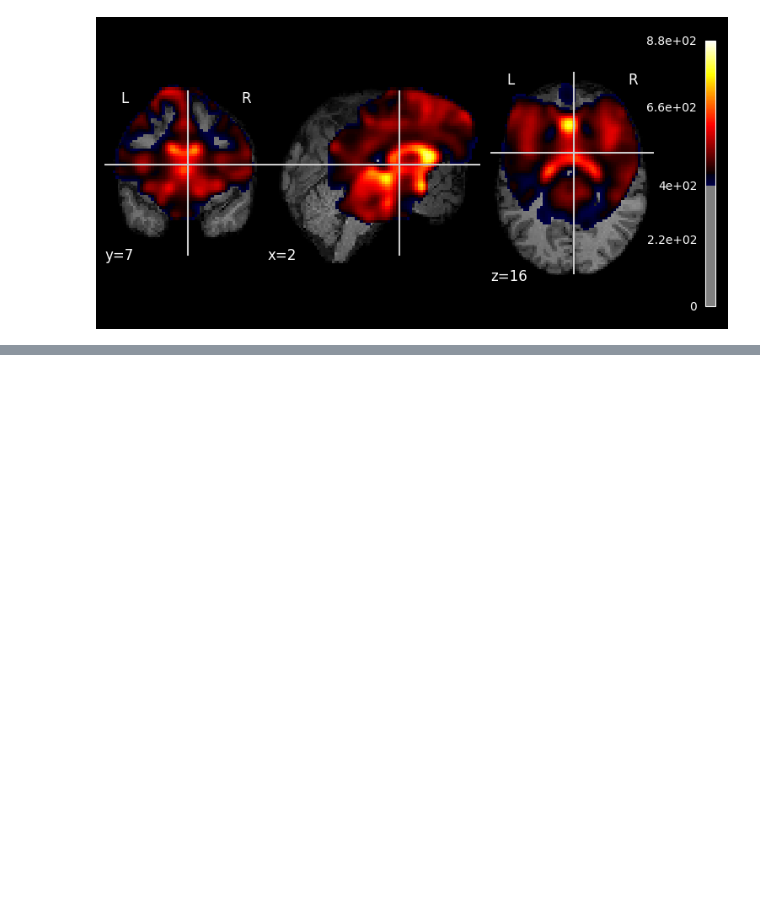
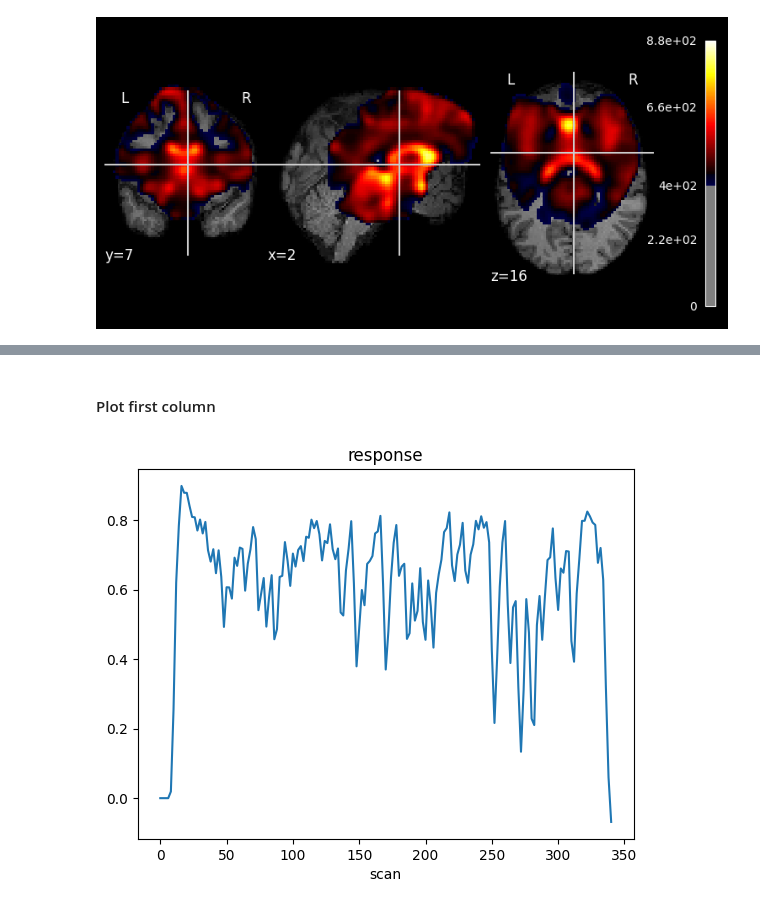
Before and after one commit to jancayan/Single-Subject-Working-Memory-Analysis, a Jupyter notebook: Nov6_notebooks/jennifer_visualization.ipynb, the cells around one changed output, grey strips where cells are left out. Saved outputs shown, nothing was run; the diff lists cells and outputs as text; code cells hidden in the pictures; blank space fills up the shorter version.

```diff
--- a/Nov6_notebooks/jennifer_visualization.ipynb
+++ b/Nov6_notebooks/jennifer_visualization.ipynb
@@ -144,0 +121,12 @@ contrasts = {
+# %% [markdown]
+#### Plot first column
+# %%
+import matplotlib.pyplot as plt
+
+plt.plot(design_matrix["dummy"])
+plt.xlabel("scan")
+plt.title("response")
+
+show()
+# %% [output]
+[figure, added]
```
Also changed, not shown: parts of 38 cells of this notebook, 4 other files.
